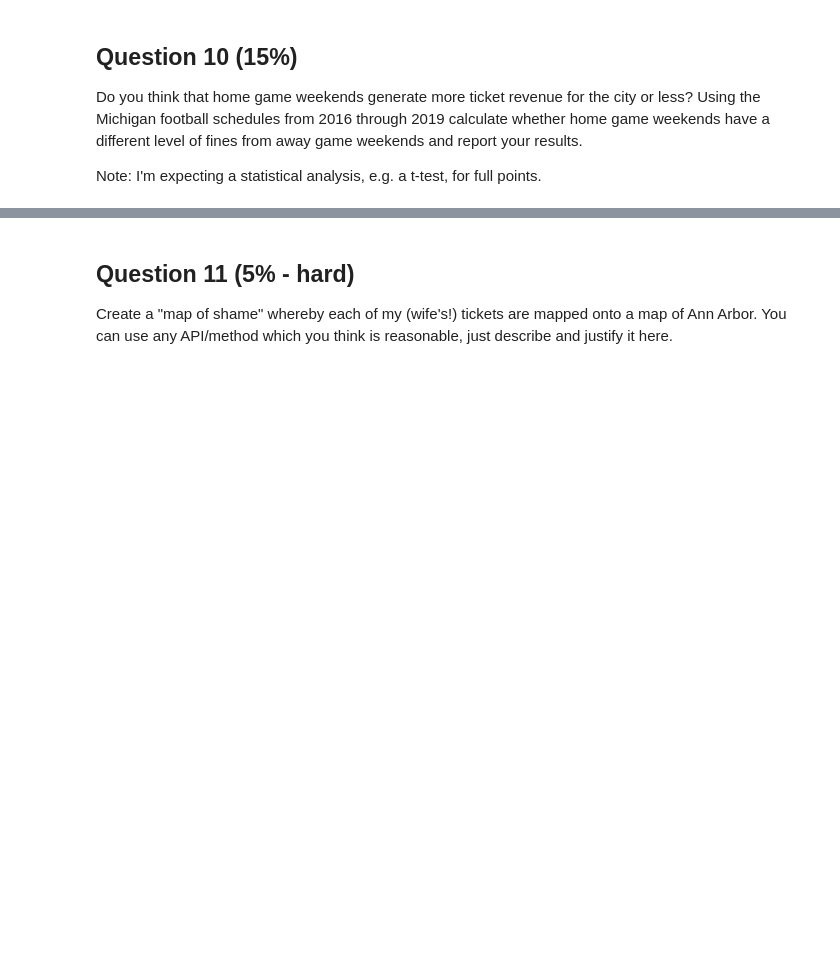
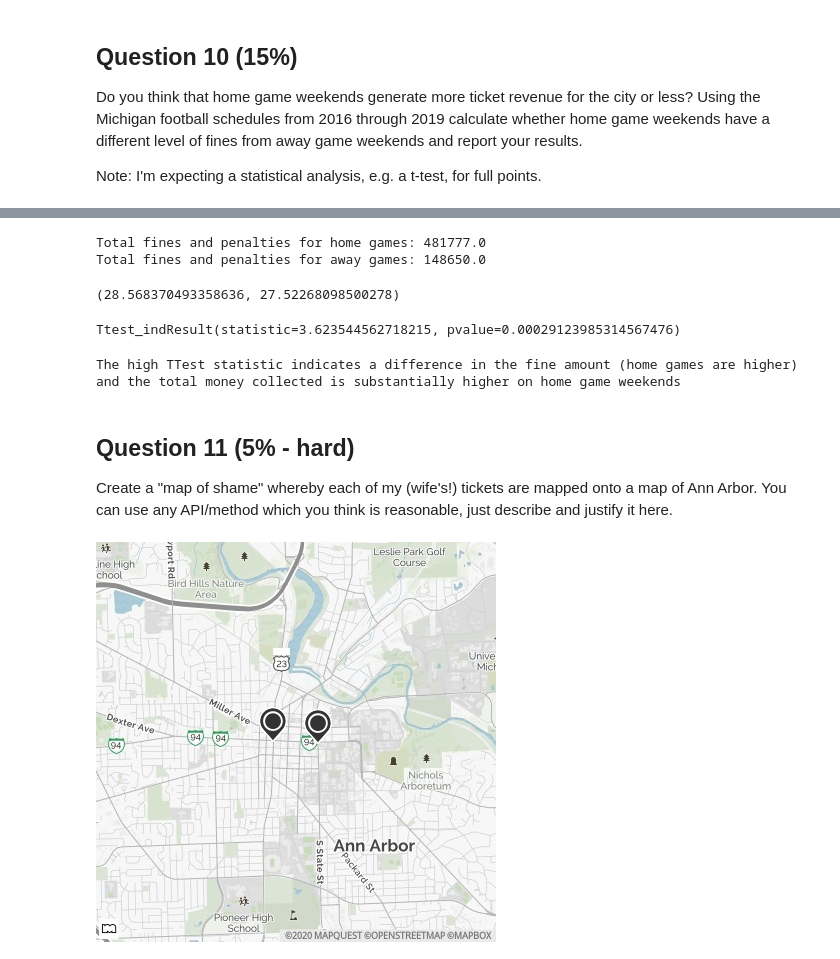
Before and after one commit to ierven/330assignment5, a Jupyter notebook: assignment5.ipynb, the cells around one changed output, grey strips where cells are left out. Cells and saved outputs as stored; diff of their text form; code cells hidden in the pictures; blank space fills up the shorter version.

```diff
--- a/assignment5.ipynb
+++ b/assignment5.ipynb
@@ -79,3 +262,26 @@ raise NotImplementedError()
+# %%
+away_games = df[df["Issue Date "].isin(away)]
+home_games = df[df["Issue Date "].isin(home)]
+home_profit = home_games[" Fine "].sum() + home_games["Penalty"].sum()
+away_profit = away_games[" Fine "].sum() + away_games["Penalty"].sum()
+print("Total fines and penalties for home games: " + str(home_profit))
+print("Total fines and penalties for away games: " + str(away_profit))
+home_avg = home_games[" Fine "].mean() + home_games["Penalty"].mean()
+away_avg = away_games[" Fine "].mean() + away_games["Penalty"].mean()
+(home_avg, away_avg)
+# %% [output]
+Total fines and penalties for home games: 481777.0
+Total fines and penalties for away games: 148650.0
+(28.568370493358636, 27.52268098500278)
+# %%
+from scipy import stats
+stats.ttest_ind(home_games[" Fine "], away_games[" Fine "])
+# %% [output]
+Ttest_indResult(statistic=3.623544562718215, pvalue=0.00029123985314567476)
+# %%
+print("The high TTest statistic indicates a difference in the fine amount (home games are higher) and the total money collected is substantially higher on home game weekends")
+# %% [output]
+The high TTest statistic indicates a difference in the fine amount (home games are higher) and the total money collected is substantially higher on home game weekends
 # %% [markdown]
 ## Question 11 (5% - hard)
 Create a "map of shame" whereby each of my (wife's!) tickets are mapped onto a map of Ann Arbor. You can use any API/method which you think is reasonable, just describe and justify it here.
@@ -84,0 +288,34 @@ raise NotImplementedError()
+# %%
+import requests
+import numpy as np
+df = load_ticket_data()
+df = df[df['Plate'] == 'DLT7389']
+def process_location(row):
+    loc = row[1]['Location']
+    if 'BLK OF' in row[1]['Location']:
+        loc = "".join(row[1]['Location'].split("BLK OF "))
+        if 'SOU' in loc:
+            splt = loc.split()
+            loc = splt[0] + " " + splt[-1][0] + " " + splt[1]
+        if loc.split()[1] == "WASHINGTO":
+            loc = loc.split()[0] + "WASHINGTON ST"
+    return loc
+
+lats = []
+lons = []
+locs = []
+root_url = 'http://www.mapquestapi.com/geocoding/v1/address?key=ZGwuqQHu5PB6G2uOEAc3gNw3yT3iDAl1&maxResults=1&location='
+for row in df.iterrows():
+    loc = process_location(row)
+    lat = requests.get(root_url + loc + ",Ann Arbor,MI").json()['results'][0]['locations'][0]['latLng']['lat']
+    lng = requests.get(root_url + loc + ",Ann Arbor,MI").json()['results'][0]['locations'][0]['latLng']['lng']
+    locs.append(str(lat) + "," + str(lng))
+map_url = 'https://open.mapquestapi.com/staticmap/v5/map?key=ZGwuqQHu5PB6G2uOEAc3gNw3yT3iDAl1&zoom=13&locations='
+
+r = requests.get(map_url + locs[0] + "||" + locs[1] + "||" + locs[2] + "||" + locs[3])
+from io import BytesIO
+from PIL import Image
+img = Image.open(BytesIO(r.content))
+img
+# %% [output]
+[figure, added]
```
Also changed, not shown: parts of 25 cells of this notebook, 6 other files.
